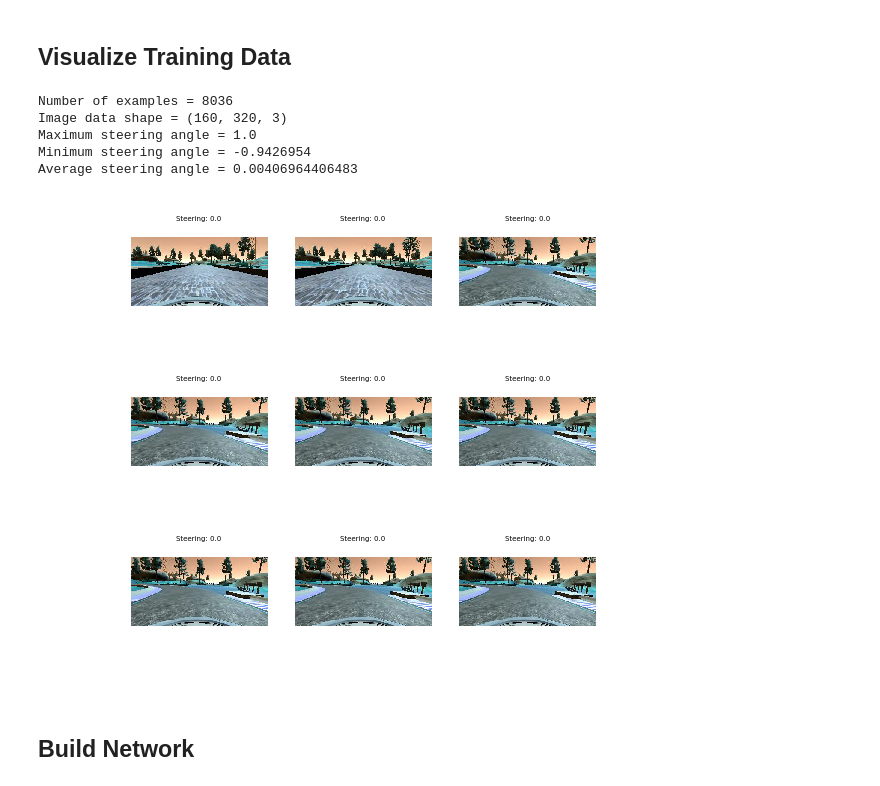
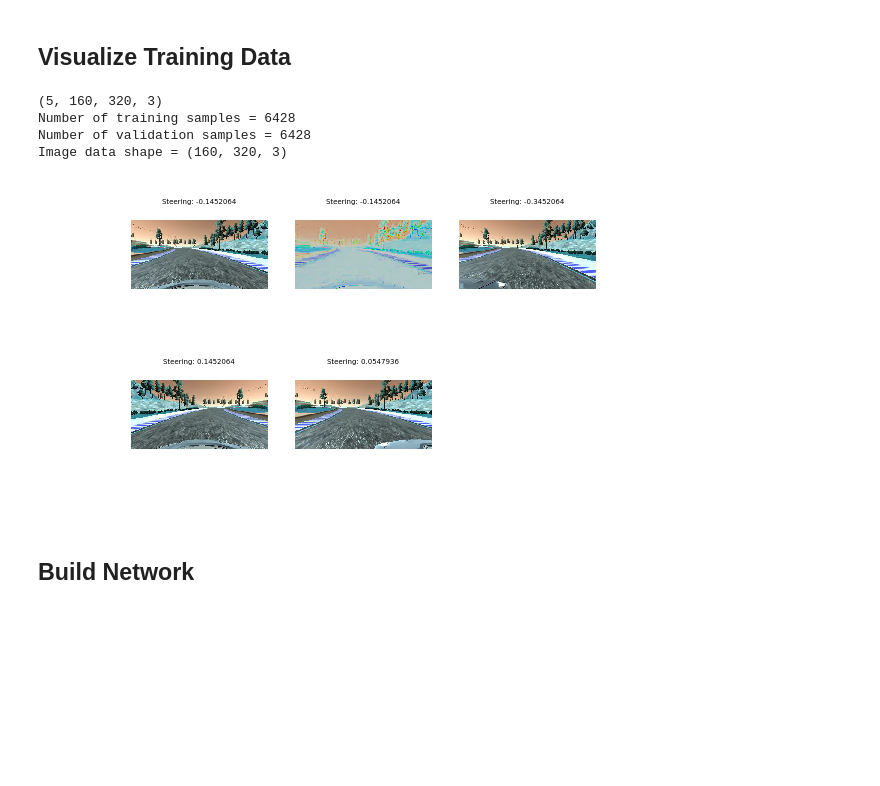
Before and after one commit to kliu99/CarND-Behavioral-Cloning-P3, a Jupyter notebook: Behavioral_Cloning_Project.ipynb, the cells around one changed output. Drawn from its saved outputs; the diff is of its cells as text; code cells hidden in the pictures; blank space fills up the shorter version.

```diff
--- a/Behavioral_Cloning_Project.ipynb
+++ b/Behavioral_Cloning_Project.ipynb
@@ -152,40 +200,43 @@ y_train = np.array(measurements)
 # %%
 import matplotlib.pyplot as plt
 # Visualizations will be shown in the notebook.
 %matplotlib inline
 # plt.rcParams['savefig.dpi'] = 200
 # plt.rcParams['figure.dpi'] = 200
 
 
-# Number of training examples
-n_train = X_train.shape[0]
+# Number of training samples
+n_train = len(train_samples)
+# Number of validation samples
+n_val = len(validation_samples)
+
+# Get one batch
+X_train_batch, y_train_batch = next(generator(train_samples, batch_size=1))
+
+print(X_train_batch.shape)
 # Shape of the image
-image_shape = X_train.shape[1:]
+image_shape = X_train_batch.shape[1:]
 
-print("Number of examples =", n_train)
+print("Number of training samples =", n_train)
+print("Number of validation samples =", n_train)
 print("Image data shape =", image_shape)
-print("Maximum steering angle =", np.max(y_train))
-print("Minimum steering angle =", np.min(y_train))
-print("Average steering angle =", np.mean(y_train))
 
-# Plot some random images
-index = np.random.randint(0, n_train, size=9)
+# Plot one random image
 plt.figure(figsize=(3,3), dpi=200)
-for index in range(len(index)):
+for index in range(X_train_batch.shape[0]):
     ax = plt.subplot(3, 3, index + 1)
-    image = X_train[index].squeeze()
+    image = X_train_batch[index].squeeze()
     plt.imshow(image)
     ax.axis('off')
-    ax.set_title("Steering: " + str(y_train[index]), fontsize=2.5)
+    ax.set_title("Steering: " + str(y_train_batch[index]), fontsize=2.5)
 
 plt.show()
 # %% [output]
-Number of examples = 8036
+(5, 160, 320, 3)
+Number of training samples = 6428
+Number of validation samples = 6428
 Image data shape = (160, 320, 3)
-Maximum steering angle = 1.0
-Minimum steering angle = -0.9426954
-Average steering angle = 0.00406964406483
-[figure, old version]
+[figure, new version]
 # %% [markdown]
 ## Build Network
 # %%
```
Also changed, not shown: parts of 9 cells of this notebook.
